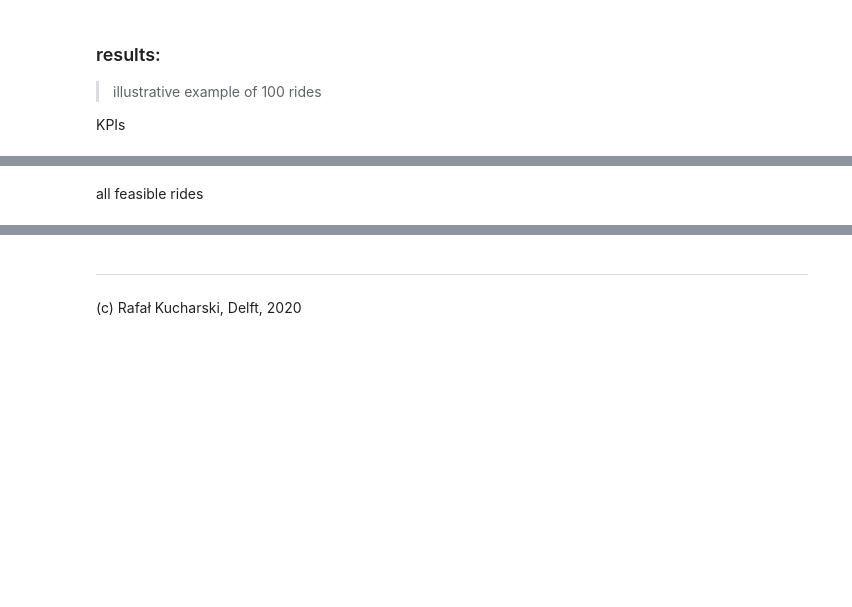
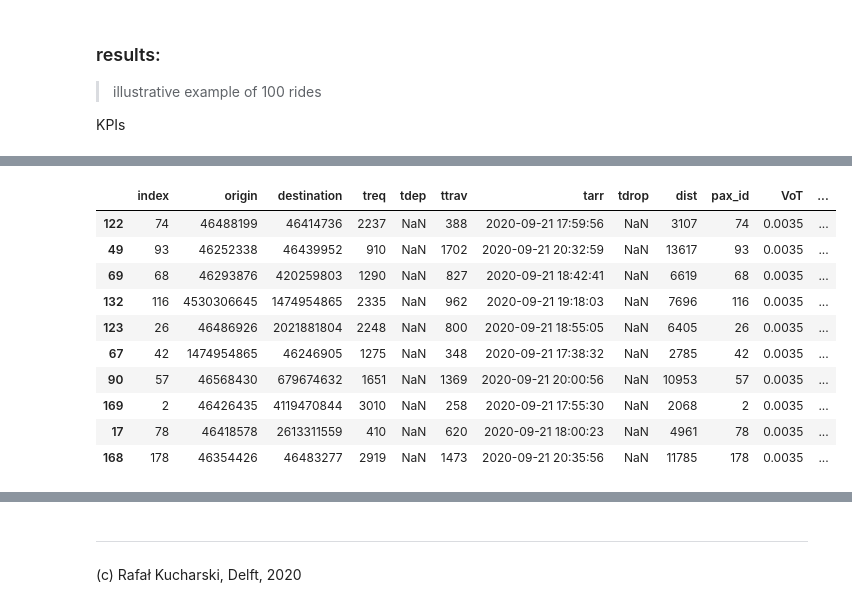
Before and after one commit to RafalKucharskiPK/ExMAS, a Jupyter notebook: ExMAS/spinoffs/potential.ipynb, the cells around one changed output, grey strips where cells are left out. Cells and saved outputs as stored; diff of their text form; code cells hidden in the pictures; blank space fills up the shorter version.

```diff
--- a/ExMAS/spinoffs/potential.ipynb
+++ b/ExMAS/spinoffs/potential.ipynb
@@ -103,2 +130,14 @@ KPIs
-# %% [markdown]
- all feasible rides
+# %%
+inData.sblts.requests.sample(10)
+# %% [output]
+|  | index | origin | destination | treq | tdep | ttrav | tarr | tdrop | dist | pax_id | VoT | ... |
+| 122 | 74 | 46488199 | 46414736 | 2237 | NaN | 388 | 2020-09-21 17:59:56 | NaN | 3107 | 74 | 0.0035 | ... |
+| 49 | 93 | 46252338 | 46439952 | 910 | NaN | 1702 | 2020-09-21 20:32:59 | NaN | 13617 | 93 | 0.0035 | ... |
+| 69 | 68 | 46293876 | 420259803 | 1290 | NaN | 827 | 2020-09-21 18:42:41 | NaN | 6619 | 68 | 0.0035 | ... |
+| 132 | 116 | 4530306645 | 1474954865 | 2335 | NaN | 962 | 2020-09-21 19:18:03 | NaN | 7696 | 116 | 0.0035 | ... |
+| 123 | 26 | 46486926 | 2021881804 | 2248 | NaN | 800 | 2020-09-21 18:55:05 | NaN | 6405 | 26 | 0.0035 | ... |
+| 67 | 42 | 1474954865 | 46246905 | 1275 | NaN | 348 | 2020-09-21 17:38:32 | NaN | 2785 | 42 | 0.0035 | ... |
+| 90 | 57 | 46568430 | 679674632 | 1651 | NaN | 1369 | 2020-09-21 20:00:56 | NaN | 10953 | 57 | 0.0035 | ... |
+| 169 | 2 | 46426435 | 4119470844 | 3010 | NaN | 258 | 2020-09-21 17:55:30 | NaN | 2068 | 2 | 0.0035 | ... |
+| 17 | 78 | 46418578 | 2613311559 | 410 | NaN | 620 | 2020-09-21 18:00:23 | NaN | 4961 | 78 | 0.0035 | ... |
+| 168 | 178 | 46354426 | 46483277 | 2919 | NaN | 1473 | 2020-09-21 20:35:56 | NaN | 11785 | 178 | 0.0035 | ... |
```
Also changed, not shown: parts of 8 cells of this notebook, 1 other file.
